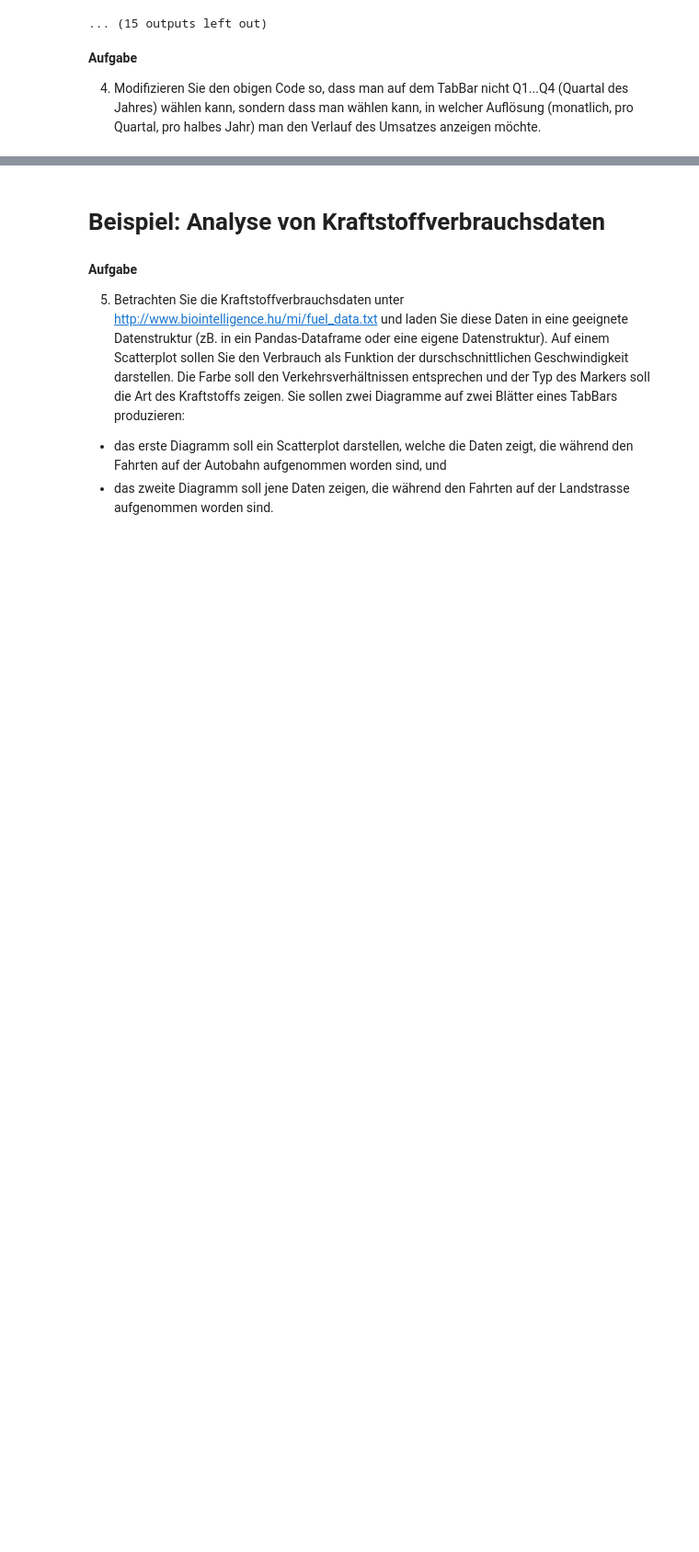
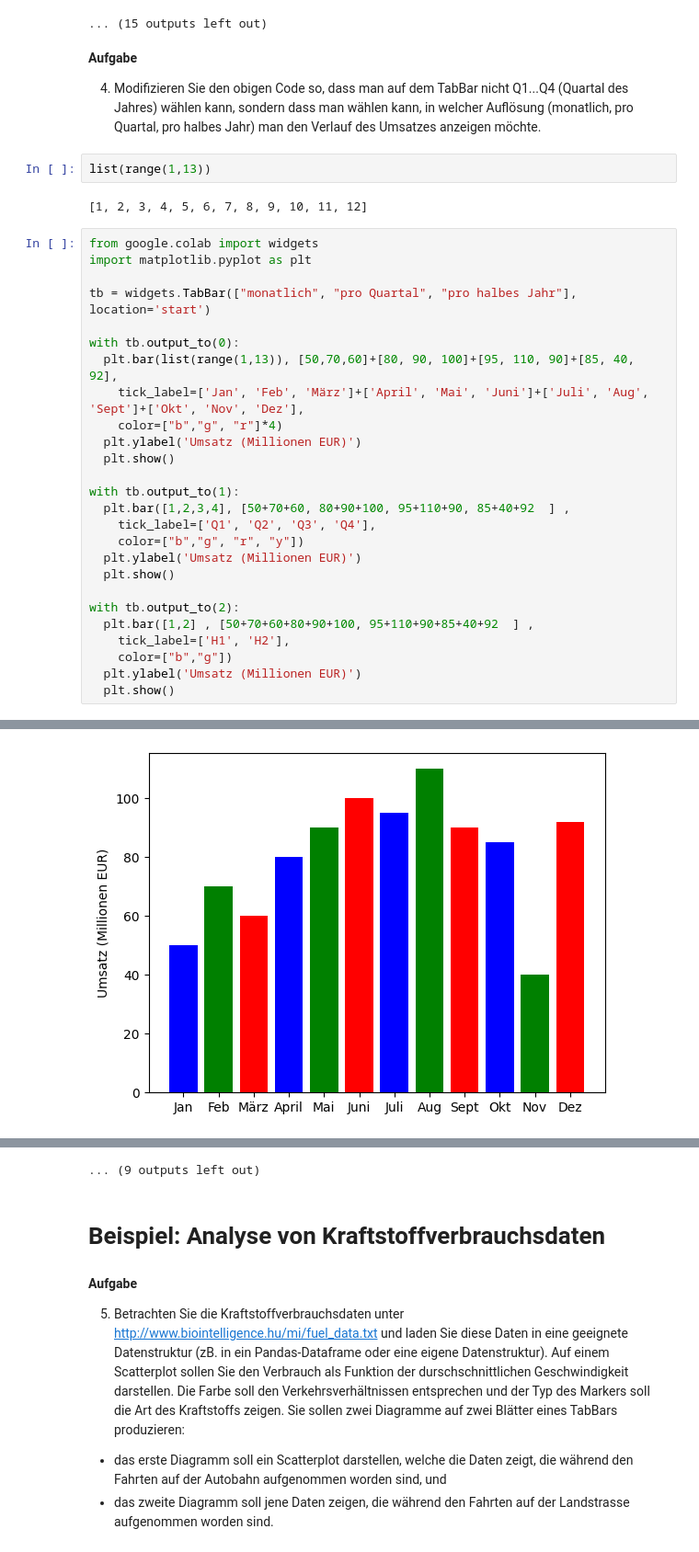
Before and after one commit to kr7/dskim1600, a Jupyter notebook: Diagramme.ipynb, the cells around one changed output, grey strips where cells are left out. Shown: that part at 92% size. Drawn from its saved outputs; the diff is of its cells as text; blank space fills up the shorter version.

```diff
--- a/Diagramme.ipynb
+++ b/Diagramme.ipynb
@@ -159,3 +159,34 @@ with tb.output_to(3):
 **Aufgabe**
 
 4. Modifizieren Sie den obigen Code so, dass man auf dem TabBar nicht Q1...Q4 (Quartal des Jahres) wählen kann, sondern dass man wählen kann, in welcher Auflösung (monatlich, pro Quartal, pro halbes Jahr) man den Verlauf des Umsatzes anzeigen möchte.
+# %%
+list(range(1,13))
+# %% [output]
+[1, 2, 3, 4, 5, 6, 7, 8, 9, 10, 11, 12]
+# %%
+from google.colab import widgets
+import matplotlib.pyplot as plt
+
+tb = widgets.TabBar(["monatlich", "pro Quartal", "pro halbes Jahr"], location='start')
+
+with tb.output_to(0):
+  plt.bar(list(range(1,13)), [50,70,60]+[80, 90, 100]+[95, 110, 90]+[85, 40, 92],
+    tick_label=['Jan', 'Feb', 'März']+['April', 'Mai', 'Juni']+['Juli', 'Aug', 'Sept']+['Okt', 'Nov', 'Dez'],
+    color=["b","g", "r"]*4)
+  plt.ylabel('Umsatz (Millionen EUR)')
+  plt.show()
+
+with tb.output_to(1):
+  plt.bar([1,2,3,4], [50+70+60, 80+90+100, 95+110+90, 85+40+92  ] ,
+    tick_label=['Q1', 'Q2', 'Q3', 'Q4'],
+    color=["b","g", "r", "y"])
+  plt.ylabel('Umsatz (Millionen EUR)')
+  plt.show()
+
+with tb.output_to(2):
+  plt.bar([1,2] , [50+70+60+80+90+100, 95+110+90+85+40+92  ] ,
+    tick_label=['H1', 'H2'],
+    color=["b","g"])
+  plt.ylabel('Umsatz (Millionen EUR)')
+  plt.show()
+# %% [output]
@@ -161,0 +200 @@ with tb.output_to(3):
+[figure, added]
@@ -162,3 +205,4 @@ with tb.output_to(3):
+... (9 outputs left out)
 # %% [markdown]
 # Beispiel: Analyse von Kraftstoffverbrauchsdaten
 # %% [markdown]
```
Also changed, not shown: parts of 7 cells of this notebook.
